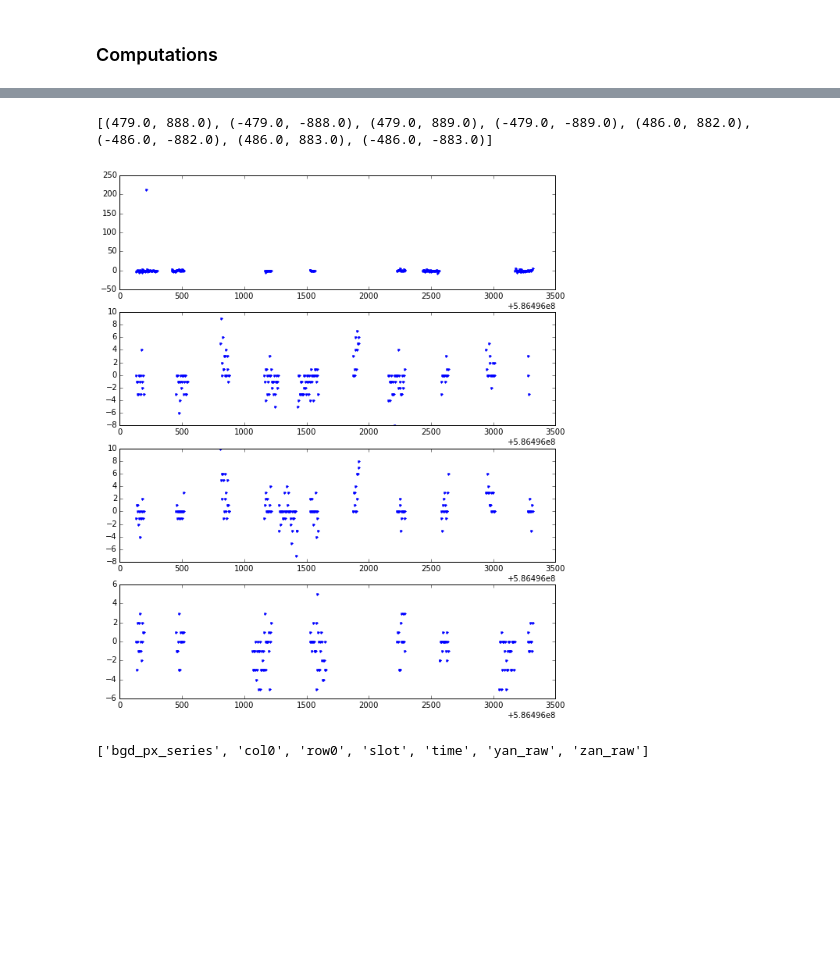
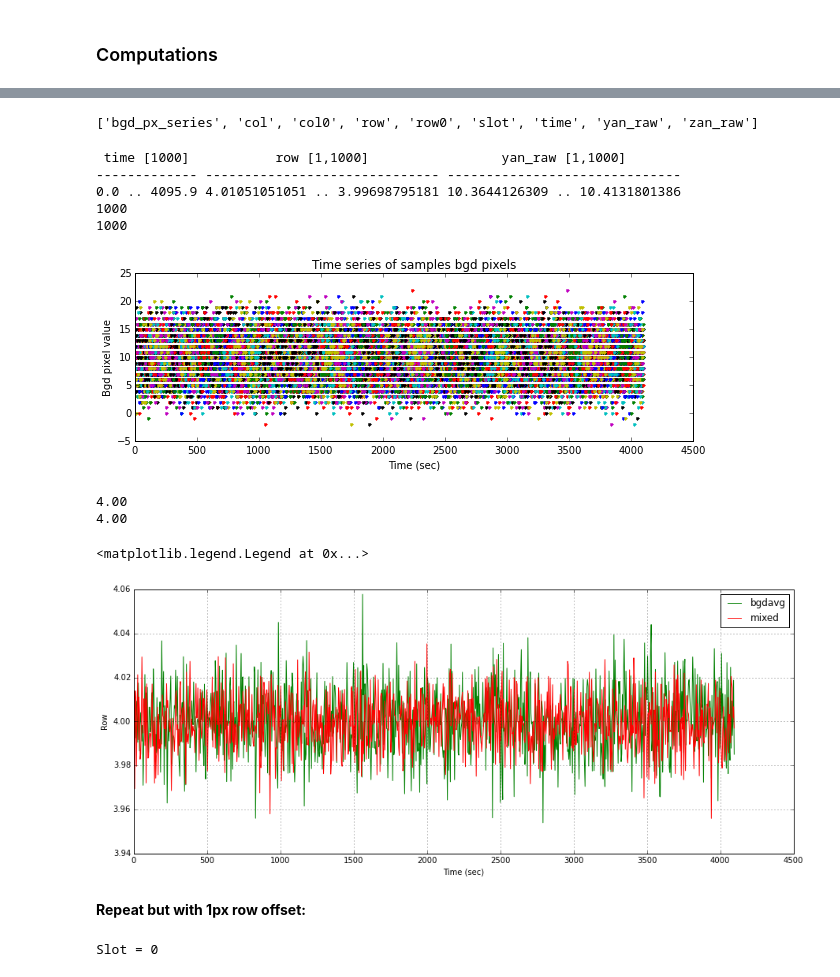
Before and after one commit to malgosias/aca_dark_current, a Jupyter notebook: aca_dark_current.ipynb, the cells around one changed output, grey strips where cells are left out. Drawn from its saved outputs; the diff is of its cells as text; code cells hidden in the pictures; blank space fills up the shorter version.

Commit message:
Added new file tests.ipynb, added simulations to aca_dark_current.ipynb

```diff
--- a/aca_dark_current.ipynb
+++ b/aca_dark_current.ipynb
@@ -340,5 +435,5 @@ dwell = events.dwells.filter(obsid=obsid)[0]
 # %%
-img_size = 8
-slots = range(8)
+#slots = range(8)
+slots = [0]
 shift = 512 # so that we end up with coordinates in the 0:1023 range
 ndeque = 1000 # number of vals in deque before we start to pop()
@@ -349,0 +440,7 @@ ndeque = 1000 # number of vals in deque before we start to pop()
+# %%
+img_size = 8 # pixels
+nframes = 1000
+delta_t = 4.1 # sec
+integ = 1.696 # sec
+bgdavg = 10. # pixel value
+kwargs = {'nframes':nframes, 'delta_t':delta_t, 'integ':integ, 'bgdavg':bgdavg}
@@ -362,5 +454,5 @@ Slot = 7
 # %%
-bgd = 'dark_current'
-rows_dc = centroids(slots, img_size, bgd=bgd)
+bgd = 'mixed'
+rows_m = centroids(slots, img_size, bgd=bgd, sim=True, **kwargs)
 # %% [output]
 Slot = 0
@@ -374,3 +458,0 @@ Slot = 7
-# %%
-bgd = 'mixed'
-rows_m = centroids(slots, img_size, bgd=bgd)
@@ -390,21 +461,55 @@ t_dc = Table(rows_dc)
 # %%
 t_m = Table(rows_m)
+# %%
+print t_m.colnames
+# %% [output]
+['bgd_px_series', 'col', 'col0', 'row', 'row0', 'slot', 'time', 'yan_raw', 'zan_raw']
+# %%
+print t_m['time', 'row', 'yan_raw']
+print len(t_m['time'][0])
+print len(t_m['row'][0][0])
+# %% [output]
+ time [1000]           row [1,1000]                 yan_raw [1,1000]
+------------- ------------------------------ ------------------------------
+0.0 .. 4095.9 4.01051051051 .. 3.99698795181 10.3644126309 .. 10.4131801386
+1000
+1000
 # %%
-keys =  t_m[0]['bgd_px_series'].keys()[12:20]
+keys =  t_m[0]['bgd_px_series'].keys()
 
-print keys
-
-fig = plt.figure(figsize=(10, 12))
+fig = plt.figure(figsize=(10, 3))
 
 for i, key in enumerate(keys):
     if i % 2 == 0:
-        plt.subplot(4, 1, i // 2)
         key_time = (-key[0], -key[1])
-        plt.plot(t_dc[0]['bgd_px_series'][key_time], t_dc[0]['bgd_px_series'][key], '.')
+        plt.plot(t_m[0]['bgd_px_series'][key_time], t_m[0]['bgd_px_series'][key], '.')
+    plt.title("Time series of samples bgd pixels")
+    plt.xlabel('Time (sec)')
+    plt.ylabel('Bgd pixel value')
 # %% [output]
-[(479.0, 888.0), (-479.0, -888.0), (479.0, 889.0), (-479.0, -889.0), (486.0, 882.0), (-486.0, -882.0), (486.0, 883.0), (-486.0, -883.0)]
-[figure, old version]
+[figure, new version]
-# %%
-print t_ba.colnames
-# %% [output]
-['bgd_px_series', 'col0', 'row0', 'slot', 'time', 'yan_raw', 'zan_raw']
+# %%
+fig = plt.figure(figsize=(15, 6))
+color = ['green', 'red']
+method = ['bgdavg', 'mixed']
+for i, t in enumerate([t_ba, t_m]):
+    print '{:.2f}'.format(np.median(t['row'][0][0]))
+    plt.plot(t['time'][0], t['row'][0][0], color=color[i], label=method[i])
+plt.ylabel("Row")
+plt.xlabel("Time (sec)")
+plt.grid()
+plt.legend()
+# %% [output]
+4.00
+4.00
+<matplotlib.legend.Legend at 0x...>
+[figure, added]
+# %% [markdown]
+__Repeat but with 1px row offset:__
+# %%
+# Simulate star with 1px offset in row number
+kwargs['roff'] = 1
+bgd = 'mixed'
+rows_m_roff = centroids(slots, img_size, bgd=bgd, sim=True, **kwargs)
+# %% [output]
+Slot = 0
```
Also changed, not shown: parts of 37 cells of this notebook, 1 other file.
